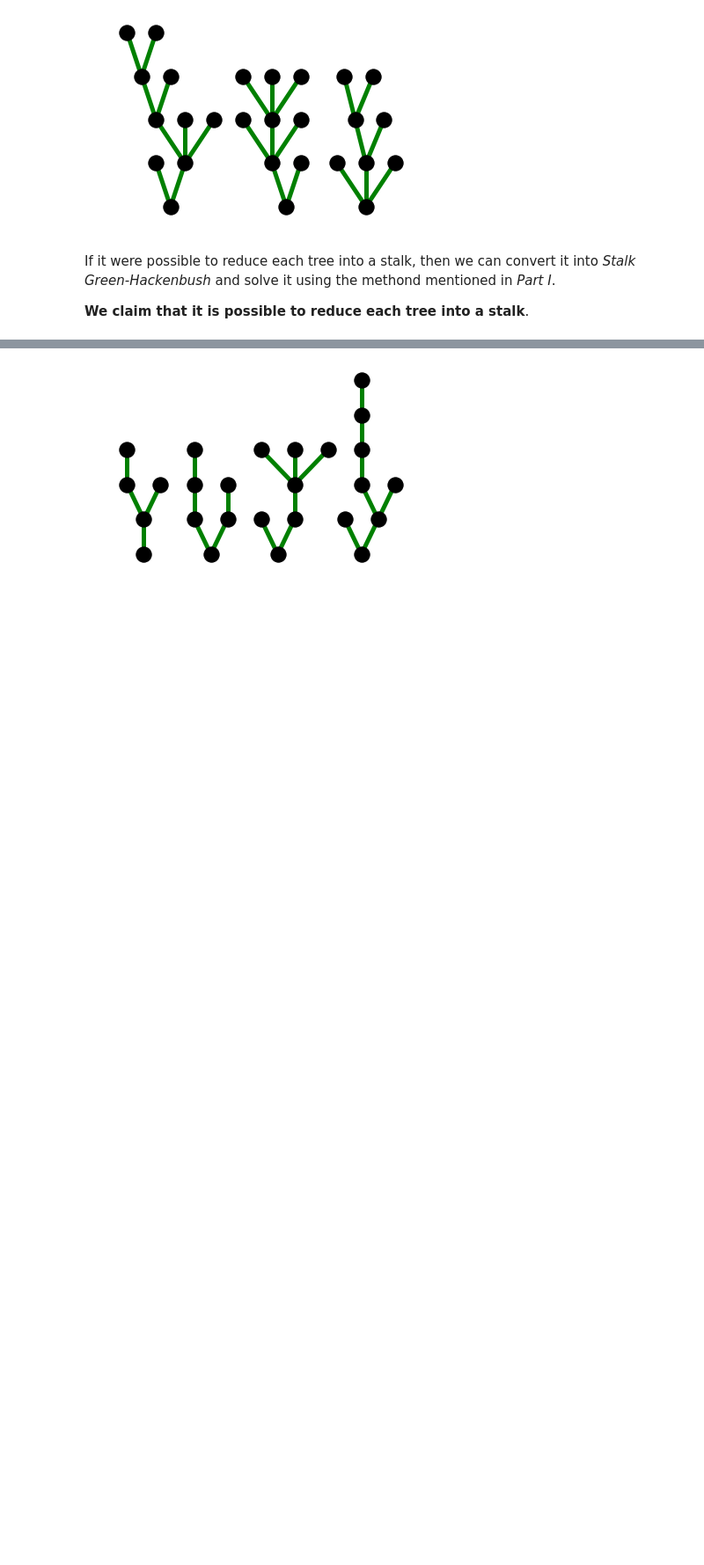
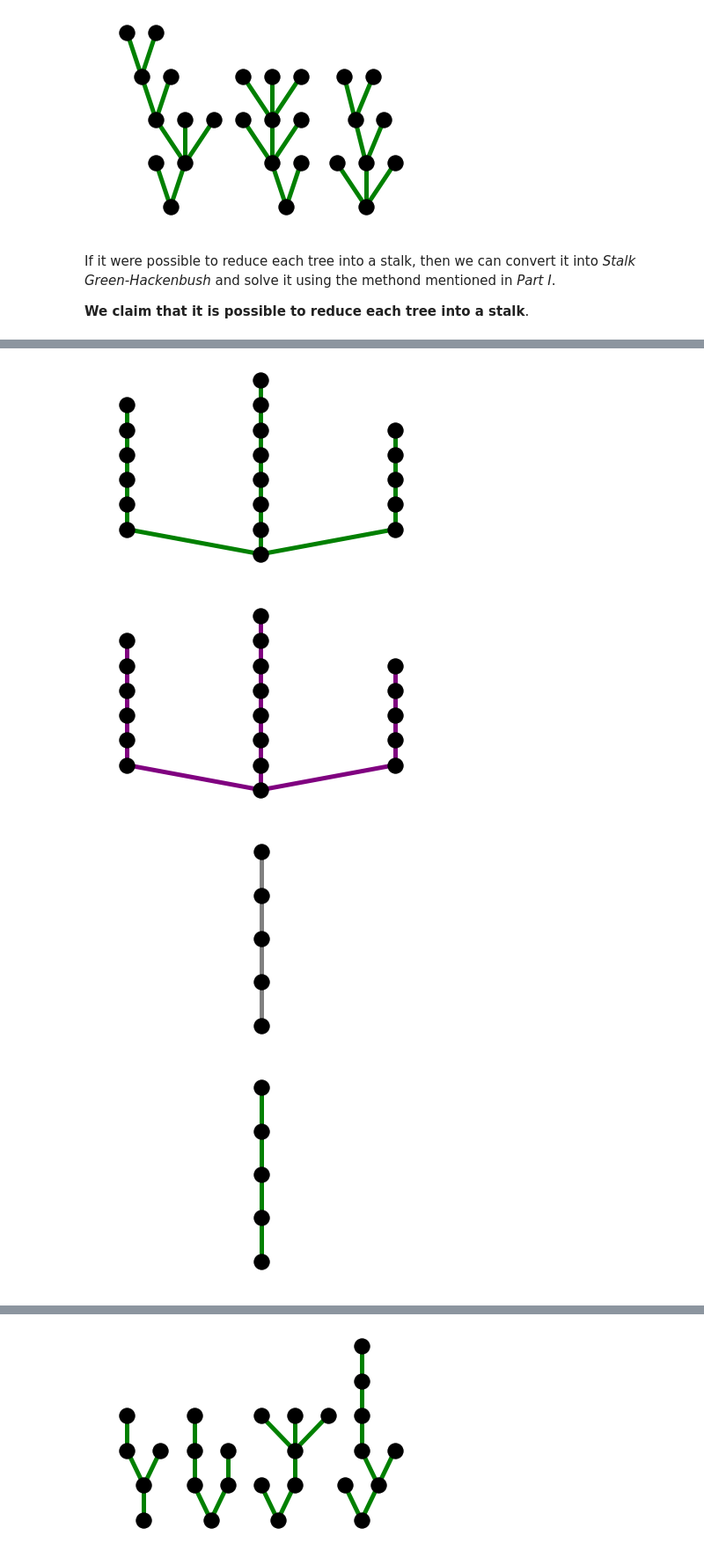
Before and after one commit to Abhinav2812/CS254-Project, a Jupyter notebook: green_hb.ipynb, the cells around one changed output, grey strips where cells are left out. Shown at 88% size. Saved outputs shown, nothing was run; the diff lists cells and outputs as text; code cells hidden in the pictures; blank space fills up the shorter version.

```diff
--- a/green_hb.ipynb
+++ b/green_hb.ipynb
@@ -255,3 +252,16 @@ Infact, we can consider each stalk to be independent of all the others.
 Now, we know from *Part I* that the equivalent stalk of a collection of disjoint stalks has edges equal to the *nim-sum* of the disjoint stalks.
 
 Consider the following example:
+# %%
+test_colon=get_stalks([5,6,4])
+new_root=test_colon.counter
+for root in test_colon.roots:
+    test_colon.add_edge(new_root,root,'g')
+test_colon.roots=[new_root]
+test_colon.counter+=1
+reduce_board(test_colon)
+# %% [output]
+[figure, added]
+[figure, added]
+[figure, added]
+[figure, added]
```
Also changed, not shown: parts of 9 cells of this notebook.
